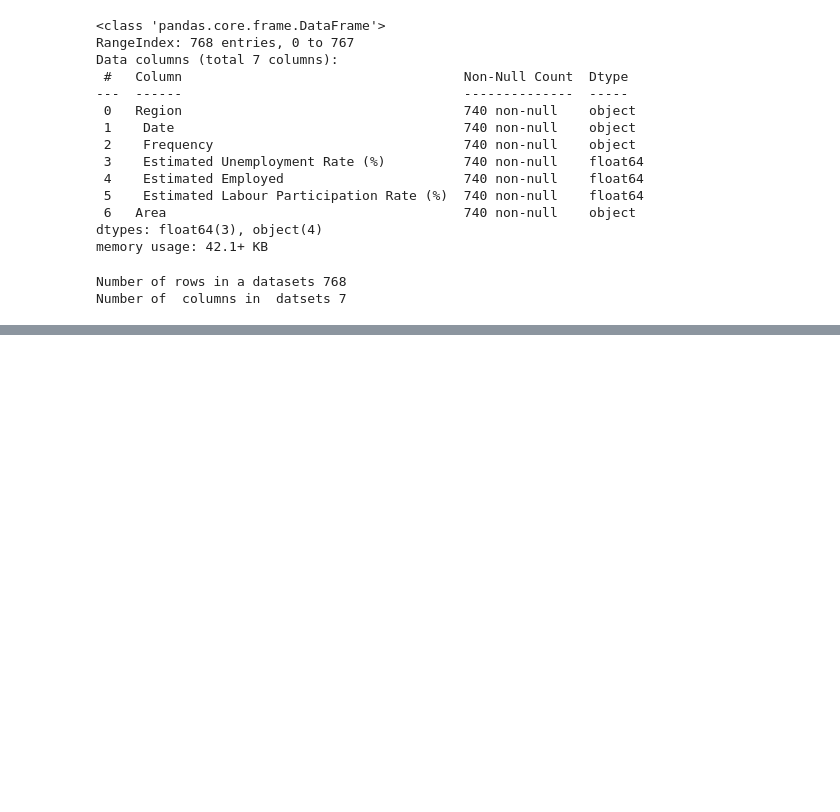
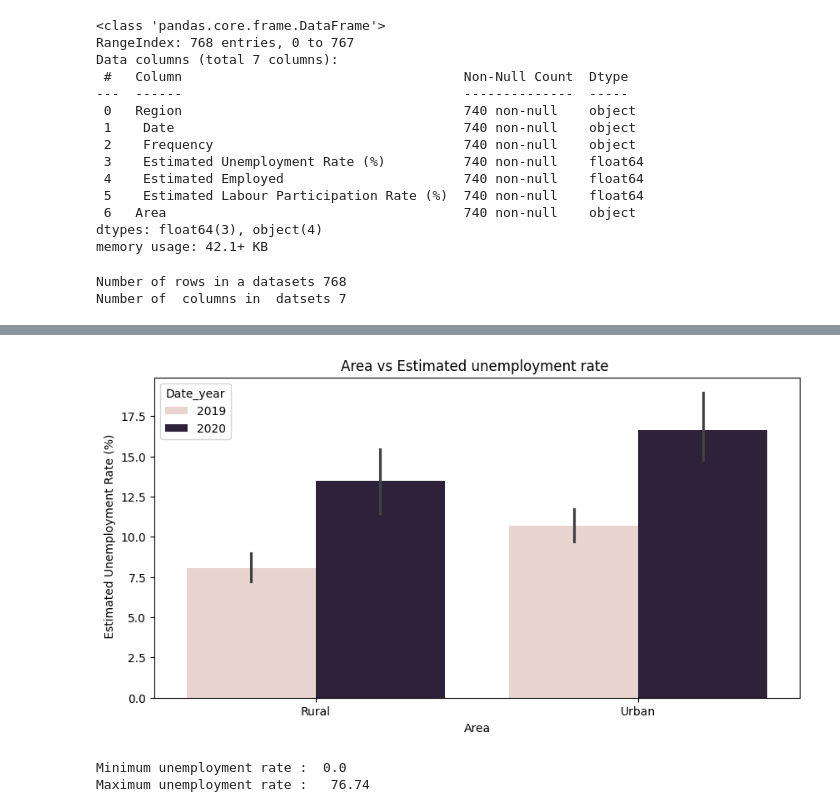
Before and after one commit to shivaprajapati34390-netizen/ML-project, a Jupyter notebook: unemployment_analysis_2026.ipynb, the cells around one changed output, grey strips where cells are left out. Saved outputs shown, nothing was run; the diff lists cells and outputs as text; code cells hidden in the pictures; blank space fills up the shorter version.

```diff
--- a/unemployment_analysis_2026.ipynb
+++ b/unemployment_analysis_2026.ipynb
@@ -73,0 +209,2 @@ Number of  columns in  datsets 7
+# %%
+df[' Frequency']=df[' Frequency'].replace(' Monthly','Monthly')
@@ -73,0 +218,5 @@ Number of  columns in  datsets 7
+# %%
+df[' Date']=pd.to_datetime(df[' Date'])
+df['Date_year']=df[' Date'].dt.year
+
+df.sample(5)
@@ -73,0 +230,4 @@ Number of  columns in  datsets 7
+# %%
+df['Date_month_no']=df[' Date'].dt.month
+
+df.sample(5)
@@ -73,0 +241,4 @@ Number of  columns in  datsets 7
+# %%
+df['Month_name']=df[' Date'].dt.month_name()
+
+df.sample(5)
@@ -73,0 +254,14 @@ Number of  columns in  datsets 7
+# %%
+plt.figure(figsize=(10,5))
+sns.barplot(x='Area',y=' Estimated Unemployment Rate (%)' ,data=df,hue='Date_year')
+plt.title("Area vs Estimated unemployment rate ")
+plt.show()
+# %% [output]
+[figure, added]
+# %%
+# check minimunm and maximum unemployment rate
+print("Minimum unemployment rate : ", df[' Estimated Unemployment Rate (%)'].min())
+print("Maximum unemployment rate :  ",df[' Estimated Unemployment Rate (%)'].max())
+# %% [output]
+Minimum unemployment rate :  0.0
+Maximum unemployment rate :   76.74
```
Also changed, not shown: parts of 33 cells of this notebook.
